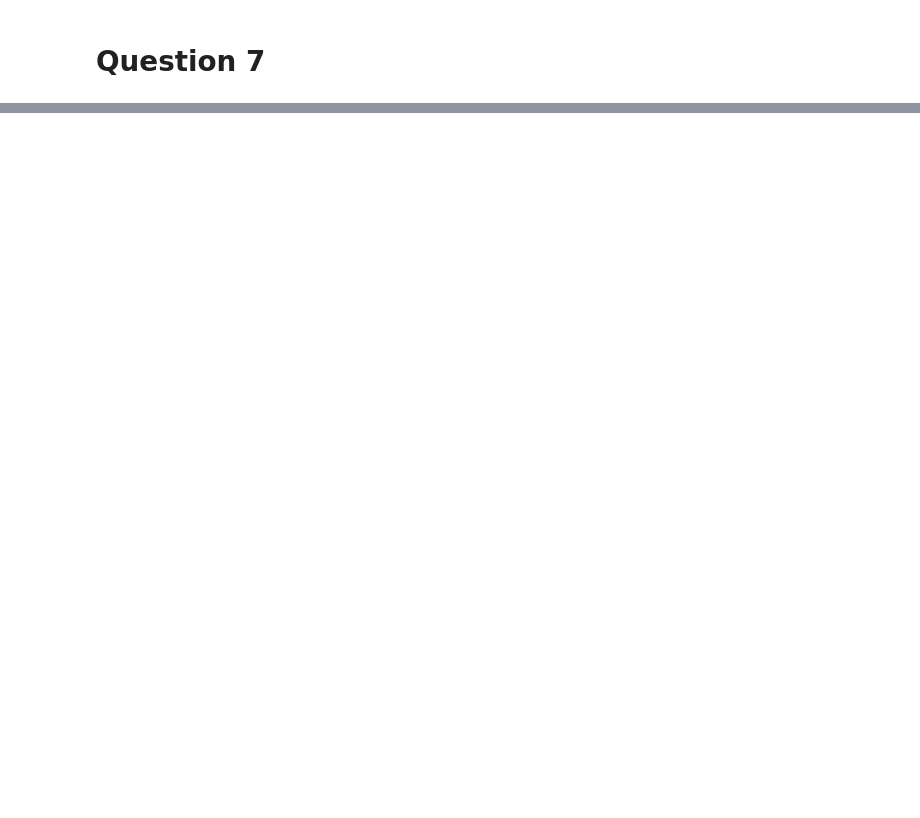
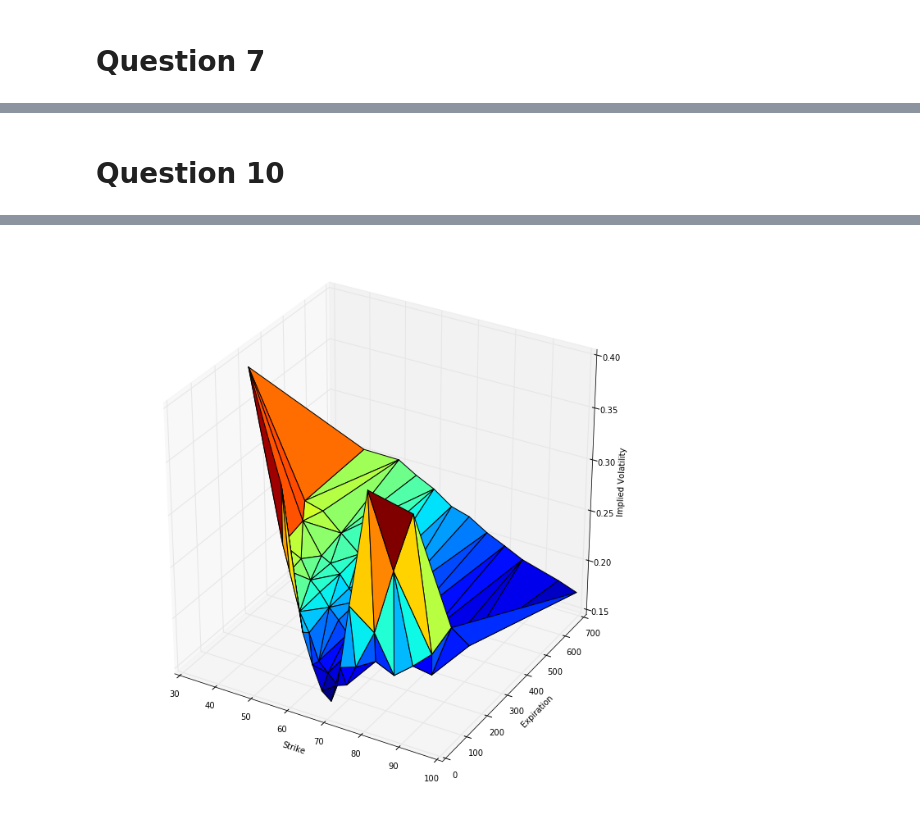
Before and after one commit to bspeice/experimental-finance, a Jupyter notebook: problem_set_1/Problem Set 1.ipynb, the cells around one changed output, grey strips where cells are left out. Saved outputs shown, nothing was run; the diff lists cells and outputs as text; code cells hidden in the pictures; blank space fills up the shorter version.

```diff
--- a/problem_set_1/Problem Set 1.ipynb
+++ b/problem_set_1/Problem Set 1.ipynb
@@ -193,0 +186,19 @@ ORDER BY YEAR(sp.Date), month(sp.Date)
+# %% [markdown]
+# Question 10
+# %%
+from mpl_toolkits.mplot3d import Axes3D
+from matplotlib import cm
+
+vol_surface = nbprint_and_query('q10a.sql', use_latex=use_latex)
+
+f = plt.figure()
+ax = f.gca(projection='3d')
+ax.plot_trisurf(vol_surface['Strike'],
+                vol_surface['Expiration'],
+                vol_surface['ImpliedVolatility'],
+                cmap=cm.jet)
+ax.set_xlabel('Strike')
+ax.set_ylabel('Expiration')
+ax.set_zlabel('Implied Volatility')
+f.set_size_inches(12, 12)
+# %% [output]
@@ -193,0 +206 @@ ORDER BY YEAR(sp.Date), month(sp.Date)
+[figure, added]
```
Also changed, not shown: parts of 30 cells of this notebook, 12 other files.
